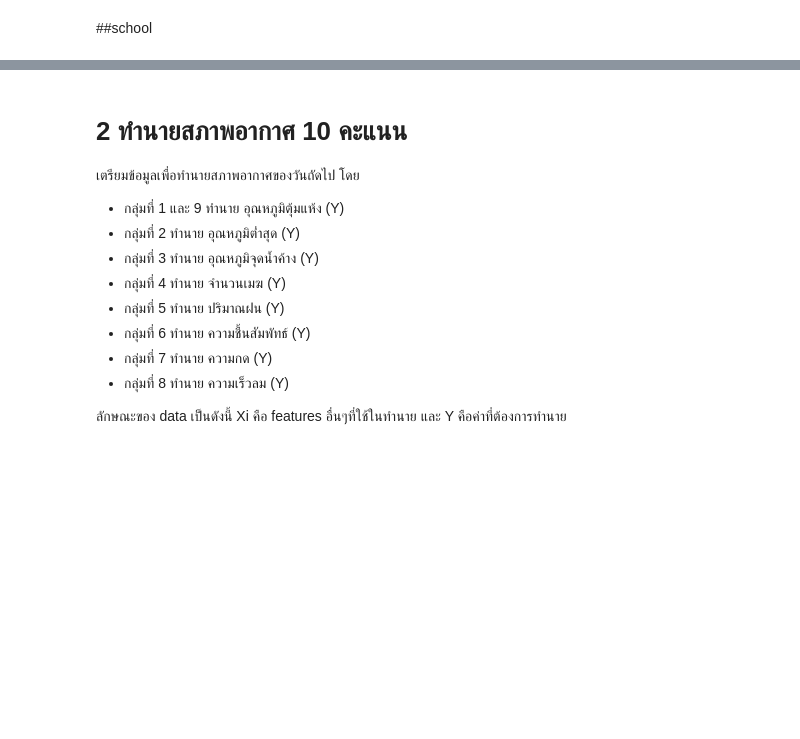
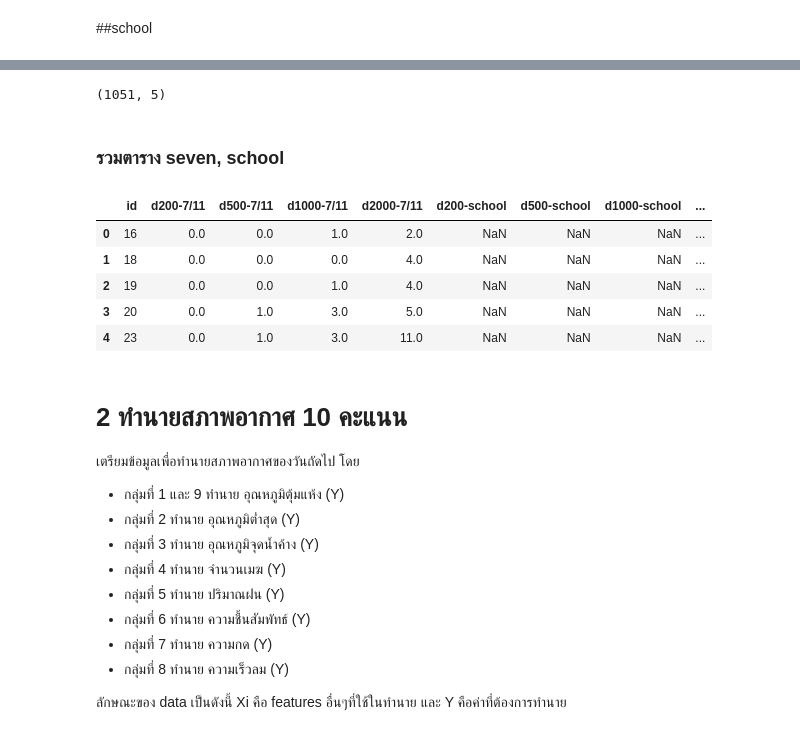
Before and after one commit to nannthd/bsc_dpdm22, a Jupyter notebook: midterm_dpdm22.ipynb, the cells around one changed output, grey strips where cells are left out. Cells and saved outputs as stored; diff of their text form; code cells hidden in the pictures; blank space fills up the shorter version.

```diff
--- a/midterm_dpdm22.ipynb
+++ b/midterm_dpdm22.ipynb
@@ -291,3 +235,0 @@ this_seven
-# %%
-this_home = home[home['id']==25]
-this_home
@@ -320,5 +252,5 @@ for x in seven_id.keys():
   print(x)
 # %%
 #เพิ่มคีย์ 314 และค่า 0 เข้าไปยัง seven_id
-#seven_id['314'] = '0'
+seven_id['314'] = '0'
 # %%
@@ -351,2 +297,39 @@ KeyError: ignored
 # %% [markdown]
 ##school
+# %%
+school_id = {}
+for t in school:
+    l = list()
+    for x in school[t]:
+        l.append(x['geometry']['location'])
+    #print(t)
+    #print(l)
+    school_id[t]=l
+# %%
+record_list = []
+for id in home['id']:
+    try:
+        id_int = int(id)
+    except ValueError:
+        continue
+
+    this_home = home[home['id'] == id_int]
+    h_lat = this_home['latitude'].values[0]
+    h_long = this_home['longitude'].values[0]
+    this_school_id = school_id.get(str(id_int), [])
+    if not this_school_id:
+        continue
+    school_dist = []
+    loc1 = [h_lat, h_long]
+    for school in this_school_id:
+        loc2 = [school['lat'], school['lng']]
+        dist = geopy.distance.geodesic(loc1, loc2).m
+        school_dist.append(dist)
+    record_dict = {}
+    record_dict['id'] = id_int
+    record_dict['d200-school'] = sum(np.array(school_dist) < 200)
+    record_dict['d500-school'] = sum(np.array(school_dist) < 500)
+    record_dict['d1000-school'] = sum(np.array(school_dist) < 1000)
+    record_dict['d2000-school'] = sum(np.array(school_dist) < 2000)
+    record_list.append(record_dict)
+school_table = pd.DataFrame(record_list)
@@ -353,3 +345,19 @@ KeyError: ignored
+# %%
+school_table.shape
+# %% [output]
+(1051, 5)
+# %% [markdown]
+### รวมตาราง seven, school
+# %%
+seven_school = pd.concat([seven_table, school_table],ignore_index=True,sort=False)
+seven_school.head()
+# %% [output]
+|  | id | d200-7/11 | d500-7/11 | d1000-7/11 | d2000-7/11 | d200-school | d500-school | d1000-school | ... |
+| 0 | 16 | 0.0 | 0.0 | 1.0 | 2.0 | NaN | NaN | NaN | ... |
+| 1 | 18 | 0.0 | 0.0 | 0.0 | 4.0 | NaN | NaN | NaN | ... |
+| 2 | 19 | 0.0 | 0.0 | 1.0 | 4.0 | NaN | NaN | NaN | ... |
+| 3 | 20 | 0.0 | 1.0 | 3.0 | 5.0 | NaN | NaN | NaN | ... |
+| 4 | 23 | 0.0 | 1.0 | 3.0 | 11.0 | NaN | NaN | NaN | ... |
 # %% [markdown]
 # 2 ทำนายสภาพอากาศ 10 คะแนน
 เตรียมข้อมูลเพื่อทำนายสภาพอากาศของวันถัดไป โดย
```
Also changed, not shown: parts of 25 cells of this notebook.
